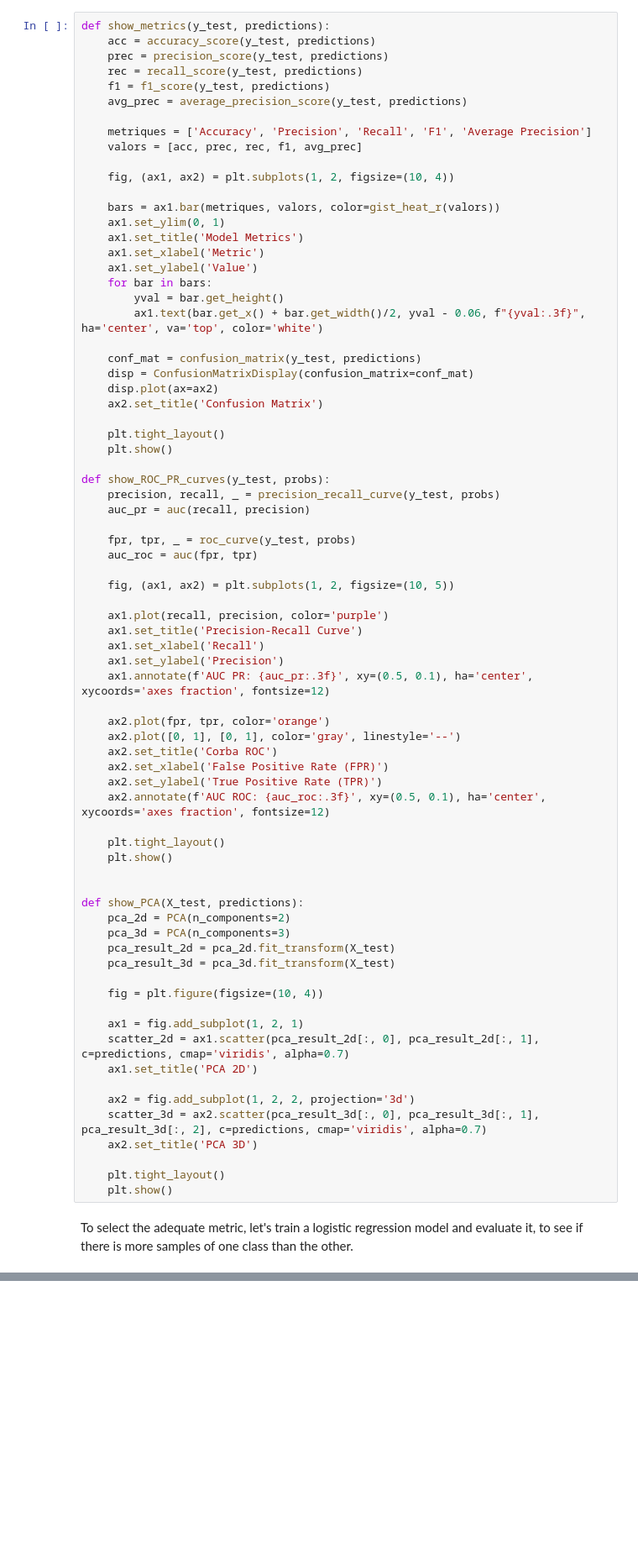
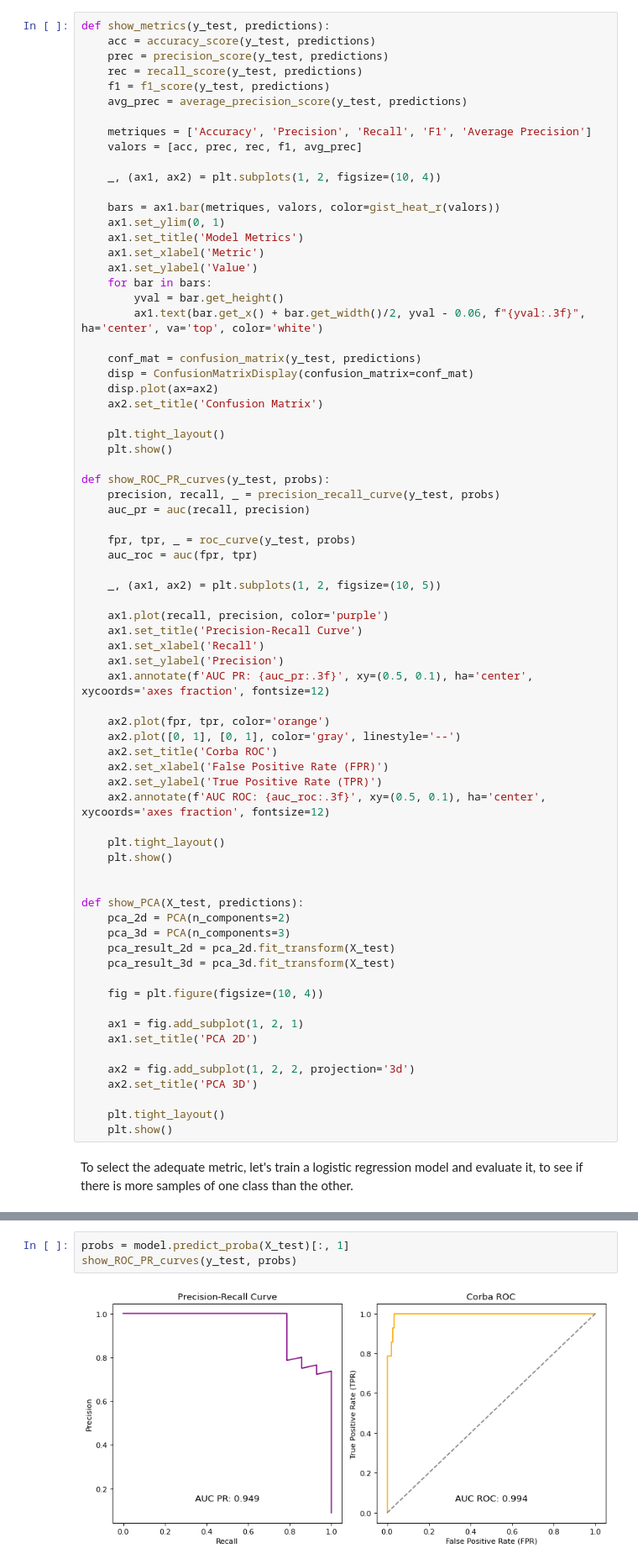
Before and after one commit to LevonKG/Kaggle-case-The-pokemon-dataset, a Jupyter notebook: kaggle.ipynb, the cells around one changed output, grey strips where cells are left out. Shown at 84% size. Cells and saved outputs as stored; diff of their text form; blank space fills up the shorter version.

Commit message:
Final Model Results

```diff
--- a/kaggle.ipynb
+++ b/kaggle.ipynb
@@ -352,7 +347,7 @@ def show_metrics(y_test, predictions):
     metriques = ['Accuracy', 'Precision', 'Recall', 'F1', 'Average Precision']
     valors = [acc, prec, rec, f1, avg_prec]
 
-    fig, (ax1, ax2) = plt.subplots(1, 2, figsize=(10, 4))
+    _, (ax1, ax2) = plt.subplots(1, 2, figsize=(10, 4))
 
     bars = ax1.bar(metriques, valors, color=gist_heat_r(valors))
     ax1.set_ylim(0, 1)
@@ -378,7 +373,7 @@ def show_ROC_PR_curves(y_test, probs):
     fpr, tpr, _ = roc_curve(y_test, probs)
     auc_roc = auc(fpr, tpr)
 
-    fig, (ax1, ax2) = plt.subplots(1, 2, figsize=(10, 5))
+    _, (ax1, ax2) = plt.subplots(1, 2, figsize=(10, 5))
 
     ax1.plot(recall, precision, color='purple')
     ax1.set_title('Precision-Recall Curve')
@@ -406,11 +401,9 @@ def show_PCA(X_test, predictions):
     fig = plt.figure(figsize=(10, 4))
 
     ax1 = fig.add_subplot(1, 2, 1)
-    scatter_2d = ax1.scatter(pca_result_2d[:, 0], pca_result_2d[:, 1], c=predictions, cmap='viridis', alpha=0.7)
     ax1.set_title('PCA 2D')
 
     ax2 = fig.add_subplot(1, 2, 2, projection='3d')
-    scatter_3d = ax2.scatter(pca_result_3d[:, 0], pca_result_3d[:, 1], pca_result_3d[:, 2], c=predictions, cmap='viridis', alpha=0.7)
     ax2.set_title('PCA 3D')
 
     plt.tight_layout()
@@ -459,0 +457,5 @@ show_PCA(X_test, predictions)
+# %%
+probs = model.predict_proba(X_test)[:, 1]
+show_ROC_PR_curves(y_test, probs)
+# %% [output]
+[figure, added]
```
Also changed, not shown: parts of 29 cells of this notebook.
